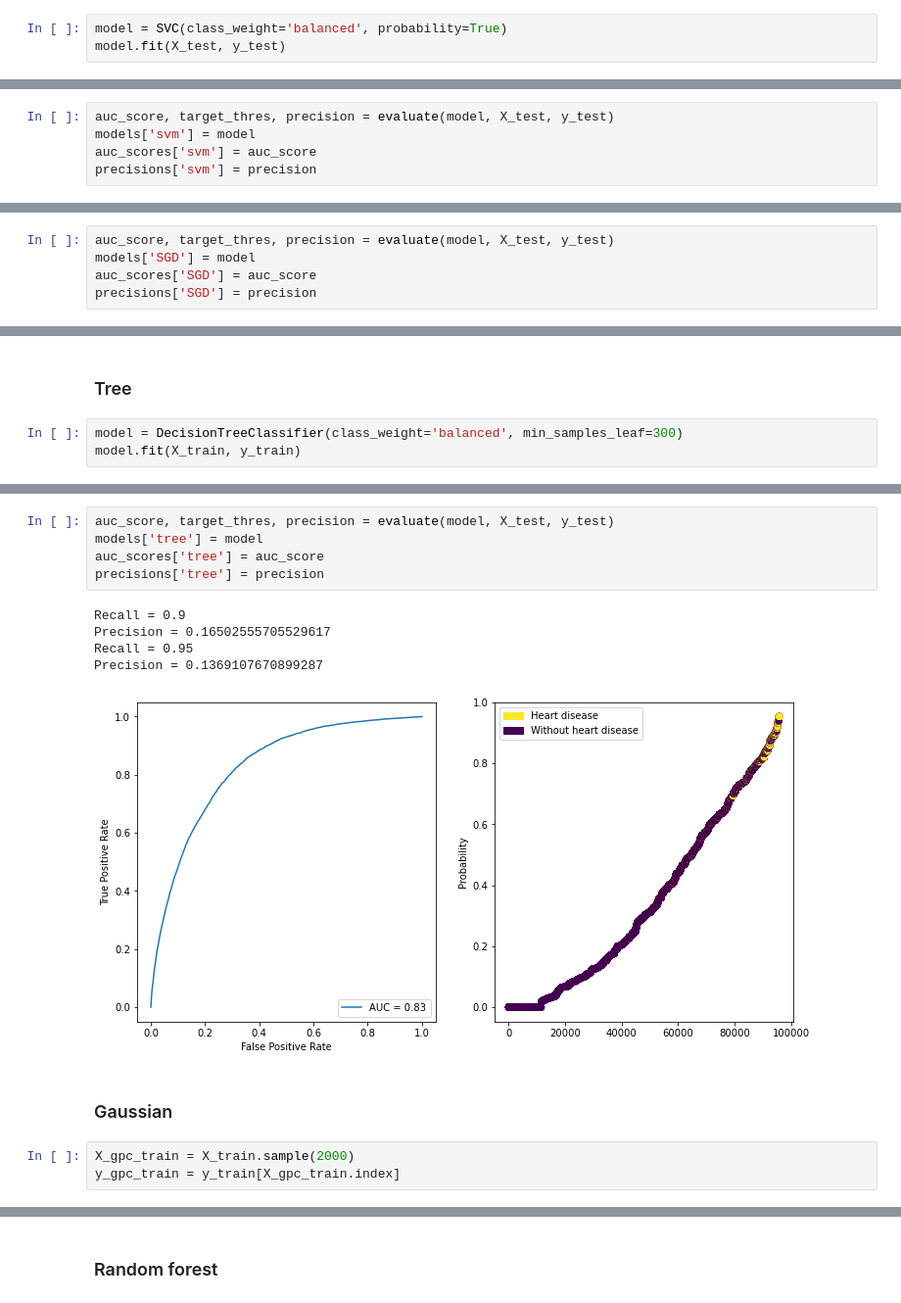
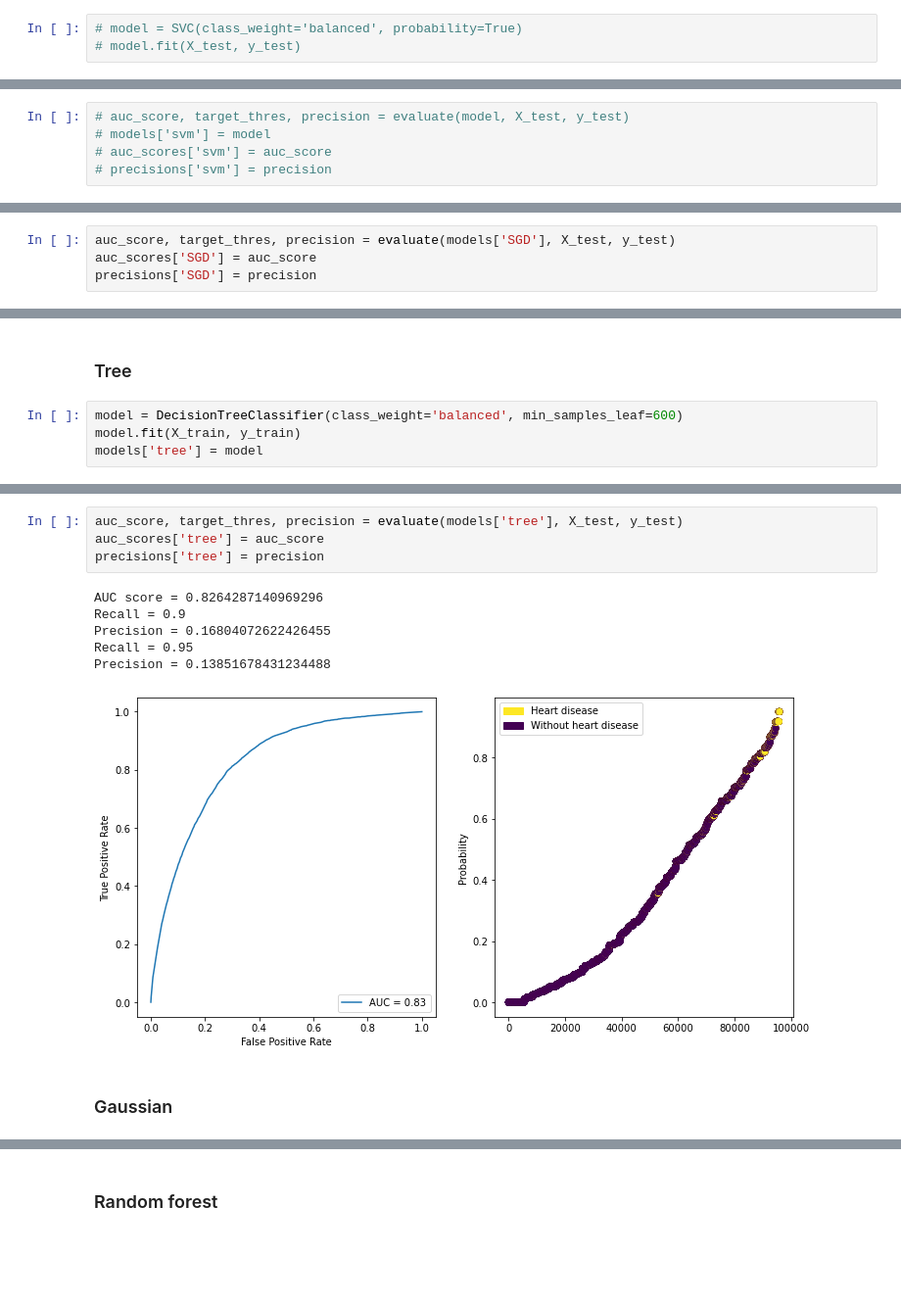
Before and after one commit to danhngan/Heart_disease, a Jupyter notebook: main.ipynb, the cells around one changed output, grey strips where cells are left out. Shown at 98% size. Drawn from its saved outputs; the diff is of its cells as text; blank space fills up the shorter version.

```diff
--- a/main.ipynb
+++ b/main.ipynb
@@ -189,6 +191,6 @@ Precision = 0.14174376327441593
 # %% [markdown]
 ### SVM
 # %%
-model = SVC(class_weight='balanced', probability=True)
-model.fit(X_test, y_test)
+# model = SVC(class_weight='balanced', probability=True)
+# model.fit(X_test, y_test)
 # %%
@@ -196,8 +198,8 @@ auc_score, target_thres, precision = evaluate(model, X_train, y_train)
 # %%
-auc_score, target_thres, precision = evaluate(model, X_test, y_test)
-models['svm'] = model
-auc_scores['svm'] = auc_score
-precisions['svm'] = precision
+# auc_score, target_thres, precision = evaluate(model, X_test, y_test)
+# models['svm'] = model
+# auc_scores['svm'] = auc_score
+# precisions['svm'] = precision
 # %% [markdown]
 ### SGD
 # %%
@@ -216,6 +218,5 @@ Precision = 0.1365142478462558
 # %%
-auc_score, target_thres, precision = evaluate(model, X_test, y_test)
-models['SGD'] = model
+auc_score, target_thres, precision = evaluate(models['SGD'], X_test, y_test)
 auc_scores['SGD'] = auc_score
 precisions['SGD'] = precision
 # %% [output]
@@ -227,5 +229,6 @@ Precision = 0.1363919775537774
 # %% [markdown]
 ### Tree
 # %%
-model = DecisionTreeClassifier(class_weight='balanced', min_samples_leaf=300)
+model = DecisionTreeClassifier(class_weight='balanced', min_samples_leaf=600)
 model.fit(X_train, y_train)
+models['tree'] = model
@@ -242,16 +244,13 @@ Precision = 0.1501727695329008
 # %%
-auc_score, target_thres, precision = evaluate(model, X_test, y_test)
-models['tree'] = model
+auc_score, target_thres, precision = evaluate(models['tree'], X_test, y_test)
 auc_scores['tree'] = auc_score
 precisions['tree'] = precision
 # %% [output]
+AUC score = 0.8264287140969296
 Recall = 0.9
-Precision = 0.16502555705529617
+Precision = 0.16804072622426455
 Recall = 0.95
-Precision = 0.1369107670899287
+Precision = 0.13851678431234488
-[figure, old version]
+[figure, new version]
 # %% [markdown]
 ### Gaussian
-# %%
-X_gpc_train = X_train.sample(2000)
-y_gpc_train = y_train[X_gpc_train.index]
```
Also changed, not shown: parts of 38 cells of this notebook.
